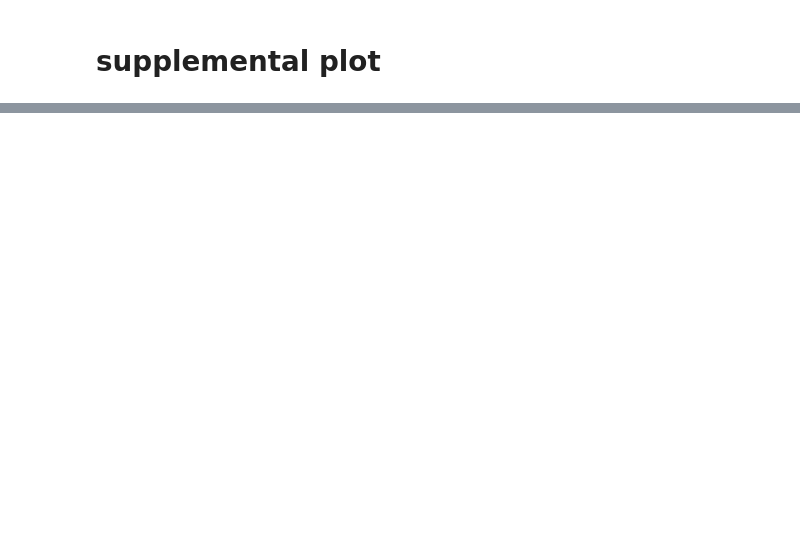
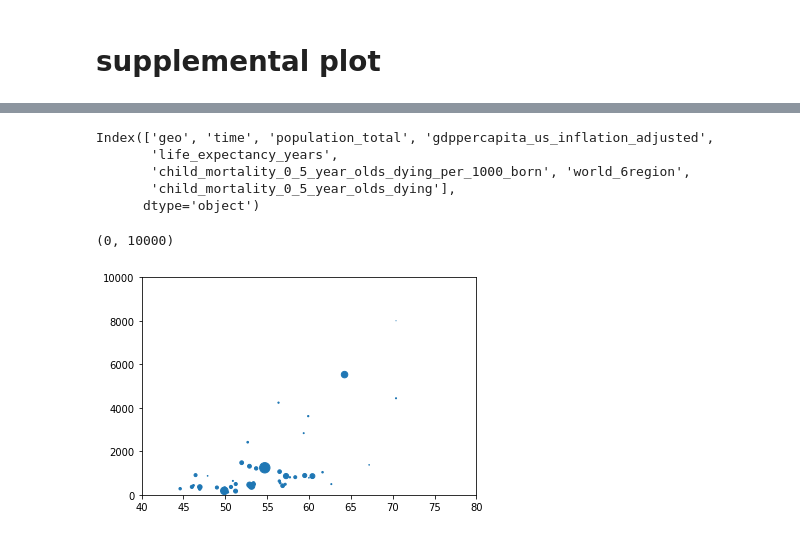
Before and after one commit to chao-h/ds5500hw1, a Jupyter notebook: Q3.ipynb, the cells around one changed output, grey strips where cells are left out. Drawn from its saved outputs; the diff is of its cells as text; code cells hidden in the pictures; blank space fills up the shorter version.

```diff
--- a/Q3.ipynb
+++ b/Q3.ipynb
@@ -138,0 +139,17 @@ plt.savefig(save_dir / 'GDP')
+# %%
+df.columns
+# %% [output]
+Index(['geo', 'time', 'population_total', 'gdppercapita_us_inflation_adjusted',
+       'life_expectancy_years',
+       'child_mortality_0_5_year_olds_dying_per_1000_born', 'world_6region',
+       'child_mortality_0_5_year_olds_dying'],
+      dtype='object')
+# %%
+df15 = df[df.time == 1995]
+dfsub = df15[df15.world_6region == 'sub_saharan_africa']
+plt.scatter(dfsub.life_expectancy_years, dfsub.gdppercapita_us_inflation_adjusted, dfsub.population_total/1000000)
+plt.xlim(40, 80)
+plt.ylim(0, 10000)
+# %% [output]
+(0, 10000)
+[figure, added]
```
Also changed, not shown: parts of 9 cells of this notebook.
